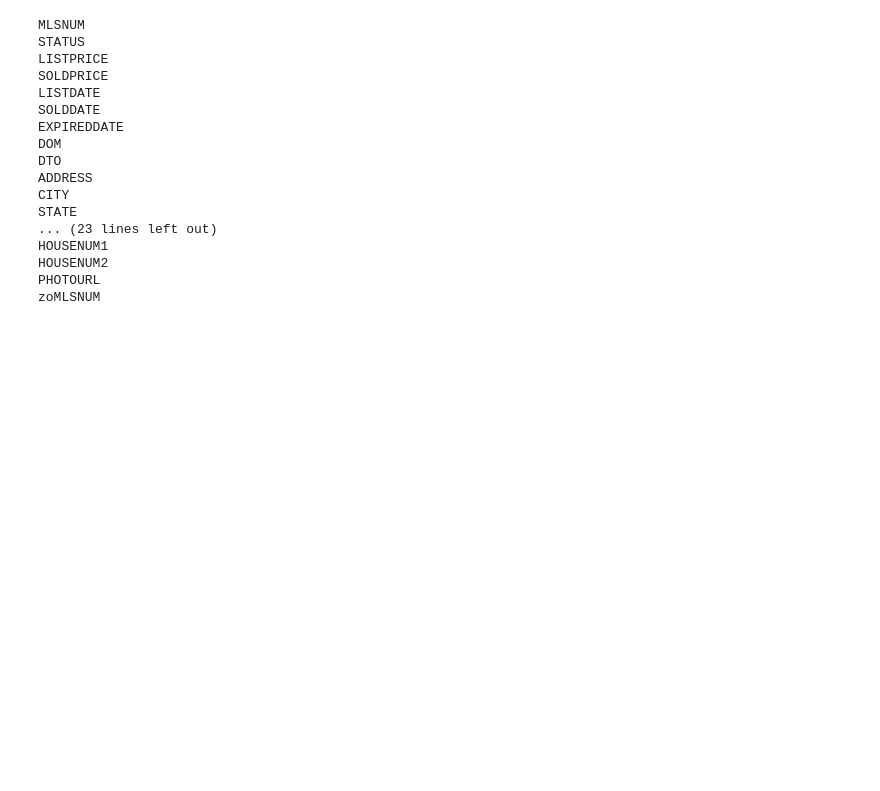
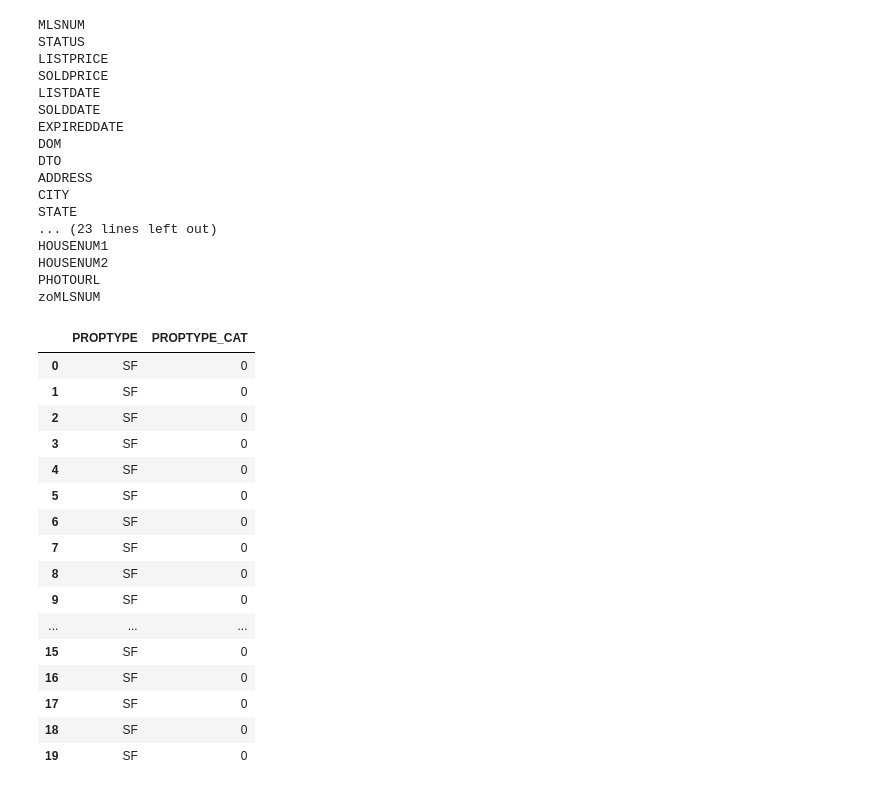
Before and after one commit to gregfrasco/real-estate-price-predictions, a Jupyter notebook: notebooks/data_example.ipynb, the cells around one changed output. Saved outputs shown, nothing was run; the diff lists cells and outputs as text; code cells hidden in the pictures; blank space fills up the shorter version.

```diff
--- a/notebooks/data_example.ipynb
+++ b/notebooks/data_example.ipynb
@@ -43,3 +44,30 @@ HOUSENUM1
 HOUSENUM2
 PHOTOURL
 zoMLSNUM
+# %%
+def encodeColumn(df, column, providedList=None):
+    if(providedList == None):
+        providedList = list(df[column].unique())
+    notInListValue = len(providedList)
+    return [providedList.index(x) if x in providedList else notInListValue for x in df[column]]
+# %%
+df['PROPTYPE_CAT'] = encodeColumn(df, 'PROPTYPE', ['SF', 'CC', 'MF'])
+df[['PROPTYPE','PROPTYPE_CAT']].head(20)
+# %% [output]
+|  | PROPTYPE | PROPTYPE_CAT |
+| 0 | SF | 0 |
+| 1 | SF | 0 |
+| 2 | SF | 0 |
+| 3 | SF | 0 |
+| 4 | SF | 0 |
+| 5 | SF | 0 |
+| 6 | SF | 0 |
+| 7 | SF | 0 |
+| 8 | SF | 0 |
+| 9 | SF | 0 |
+| ... | ... | ... |
+| 15 | SF | 0 |
+| 16 | SF | 0 |
+| 17 | SF | 0 |
+| 18 | SF | 0 |
+| 19 | SF | 0 |
```
Also changed, not shown: parts of 8 cells of this notebook.
